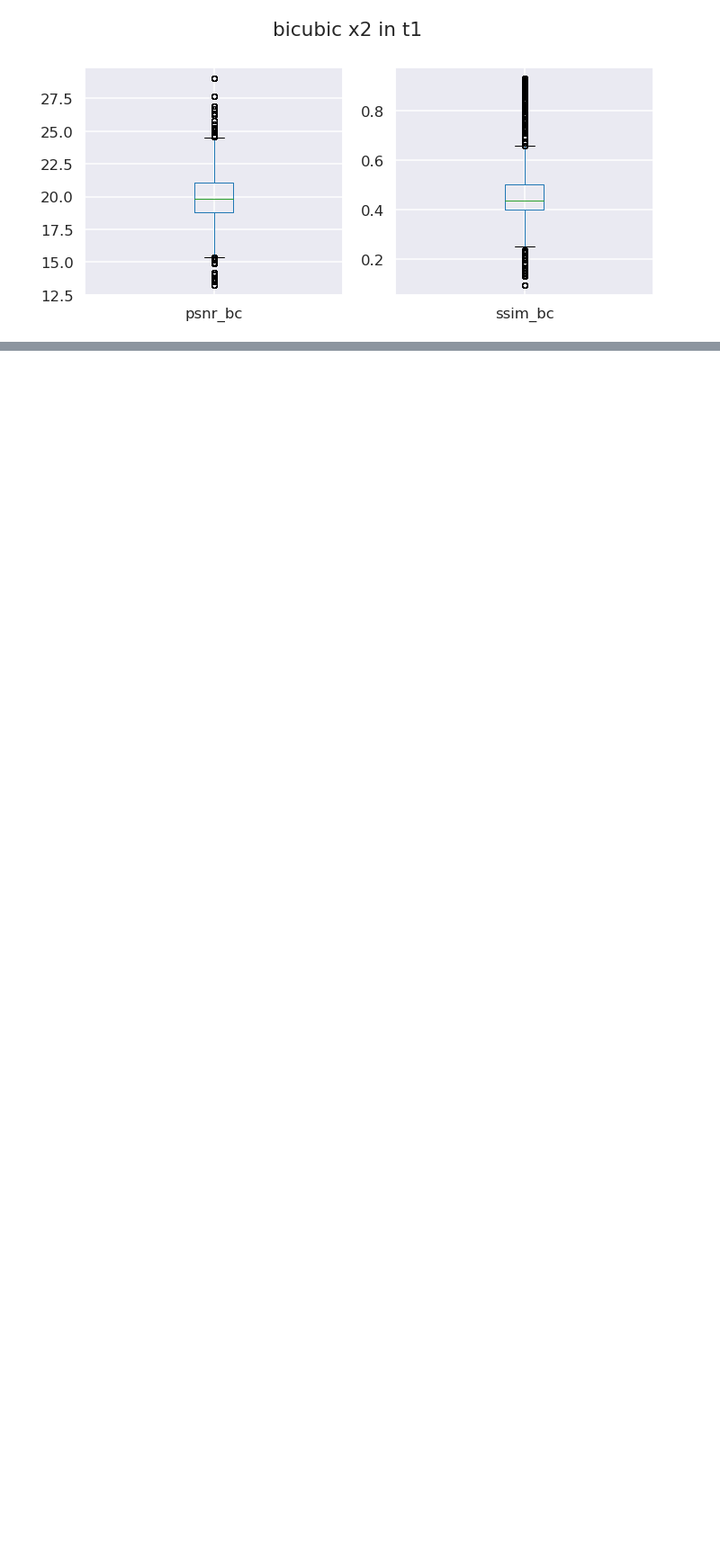
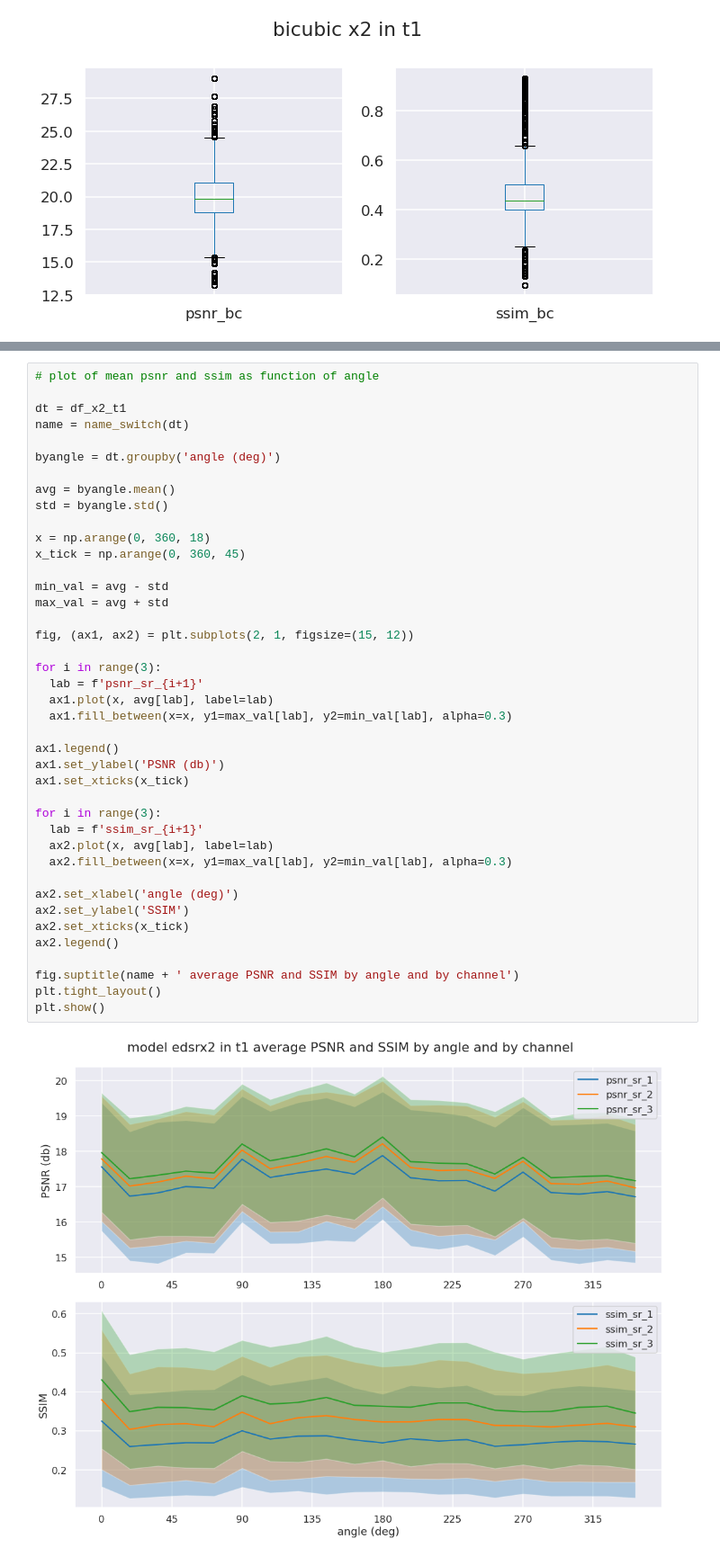
Before and after one commit to Mat092/MasterThesis, a Jupyter notebook: script/plot_psnr_ssim.ipynb, the cells around one changed output, grey strips where cells are left out. Shown at 90% size. Drawn from its saved outputs; the diff is of its cells as text; blank space fills up the shorter version.

```diff
--- a/script/plot_psnr_ssim.ipynb
+++ b/script/plot_psnr_ssim.ipynb
@@ -168,0 +215,43 @@ plt.show()
+# %%
+# plot of mean psnr and ssim as function of angle
+
+dt = df_x2_t1
+name = name_switch(dt)
+
+byangle = dt.groupby('angle (deg)')
+
+avg = byangle.mean()
+std = byangle.std()
+
+x = np.arange(0, 360, 18)
+x_tick = np.arange(0, 360, 45)
+
+min_val = avg - std
+max_val = avg + std
+
+fig, (ax1, ax2) = plt.subplots(2, 1, figsize=(15, 12))
+
+for i in range(3):
+  lab = f'psnr_sr_{i+1}'
+  ax1.plot(x, avg[lab], label=lab)
+  ax1.fill_between(x=x, y1=max_val[lab], y2=min_val[lab], alpha=0.3)
+
+ax1.legend()
+ax1.set_ylabel('PSNR (db)')
+ax1.set_xticks(x_tick)
+
+for i in range(3):
+  lab = f'ssim_sr_{i+1}'
+  ax2.plot(x, avg[lab], label=lab)
+  ax2.fill_between(x=x, y1=max_val[lab], y2=min_val[lab], alpha=0.3)
+
+ax2.set_xlabel('angle (deg)')
+ax2.set_ylabel('SSIM')
+ax2.set_xticks(x_tick)
+ax2.legend()
+
+fig.suptitle(name + ' average PSNR and SSIM by angle and by channel')
+plt.tight_layout()
+plt.show()
+# %% [output]
+[figure, added]
```
Also changed, not shown: parts of 11 cells of this notebook.
